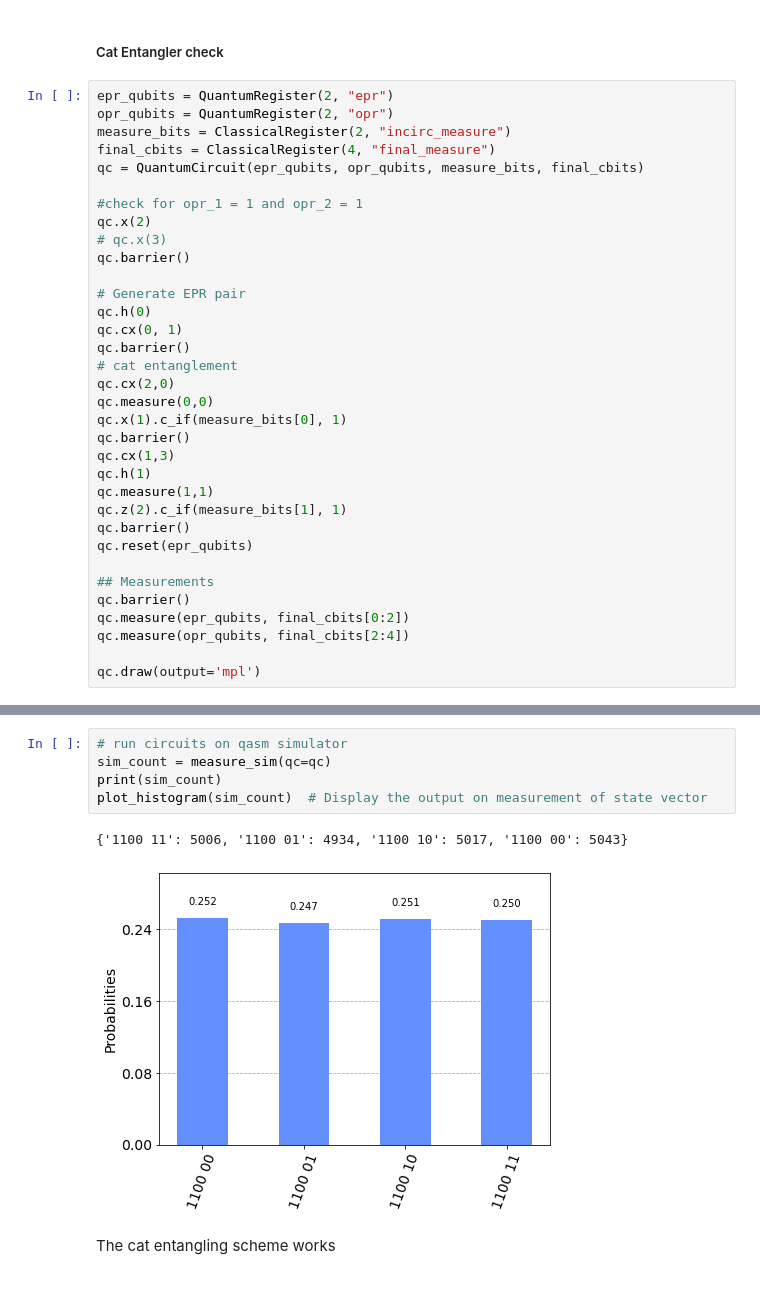
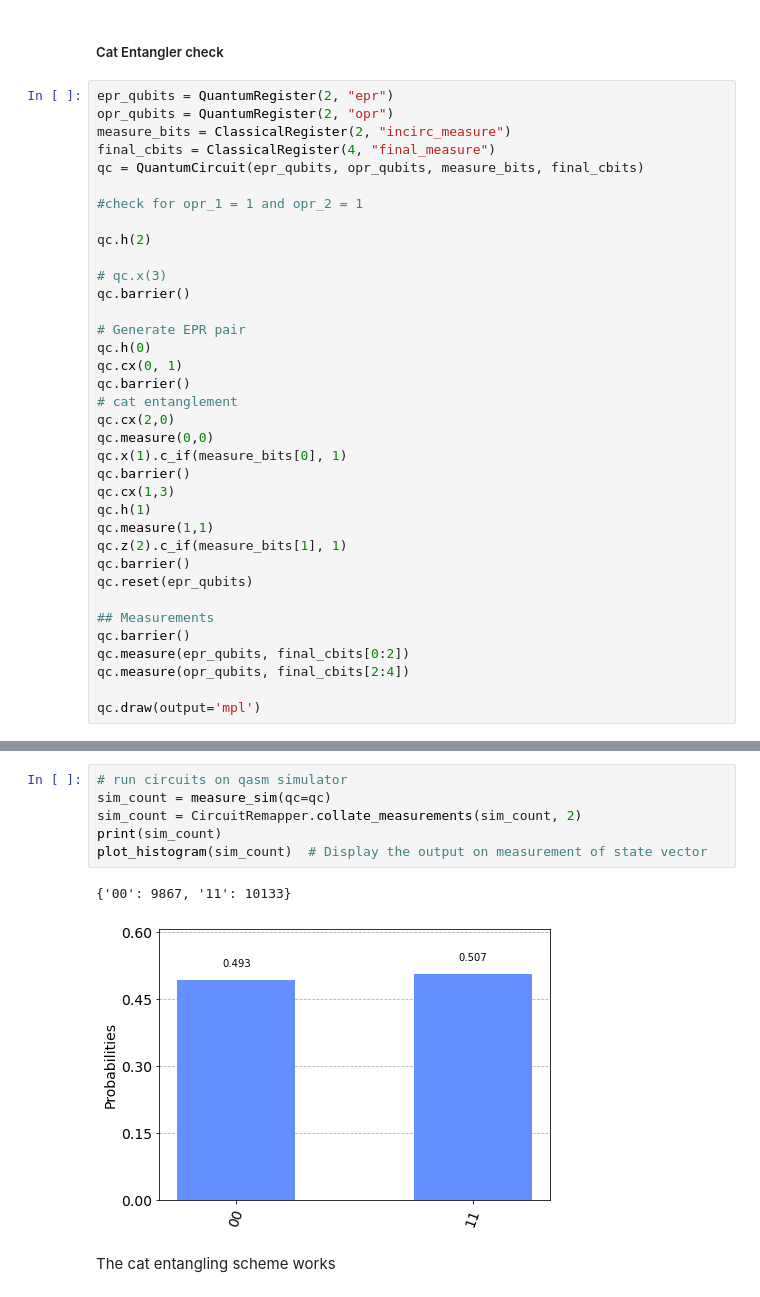
Before and after one commit to Interlin-q/diskit, a Jupyter notebook: distributed_qiskit/LayerByLayer.ipynb, the cells around one changed output, grey strips where cells are left out. Drawn from its saved outputs; the diff is of its cells as text.

```diff
--- a/distributed_qiskit/LayerByLayer.ipynb
+++ b/distributed_qiskit/LayerByLayer.ipynb
@@ -165,7 +171,9 @@ final_cbits = ClassicalRegister(4, "final_measure")
 qc = QuantumCircuit(epr_qubits, opr_qubits, measure_bits, final_cbits)
 
 #check for opr_1 = 1 and opr_2 = 1
-qc.x(2)
+
+qc.h(2)
+
 # qc.x(3)
 qc.barrier()
 
@@ -196,10 +204,11 @@ qc.draw(output='mpl')
 # %%
 # run circuits on qasm simulator
 sim_count = measure_sim(qc=qc)
+sim_count = CircuitRemapper.collate_measurements(sim_count, 2)
 print(sim_count)
 plot_histogram(sim_count)  # Display the output on measurement of state vector
 # %% [output]
-{'1100 11': 5006, '1100 01': 4934, '1100 10': 5017, '1100 00': 5043}
+{'00': 9867, '11': 10133}
-[figure, old version]
+[figure, new version]
 # %% [markdown]
 The cat entangling scheme works
```
Also changed, not shown: parts of 30 cells of this notebook, 2 other files.
